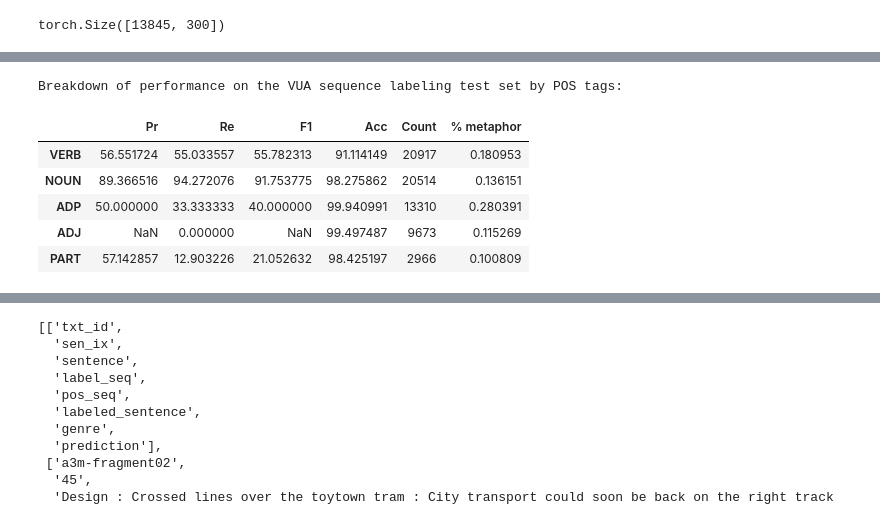
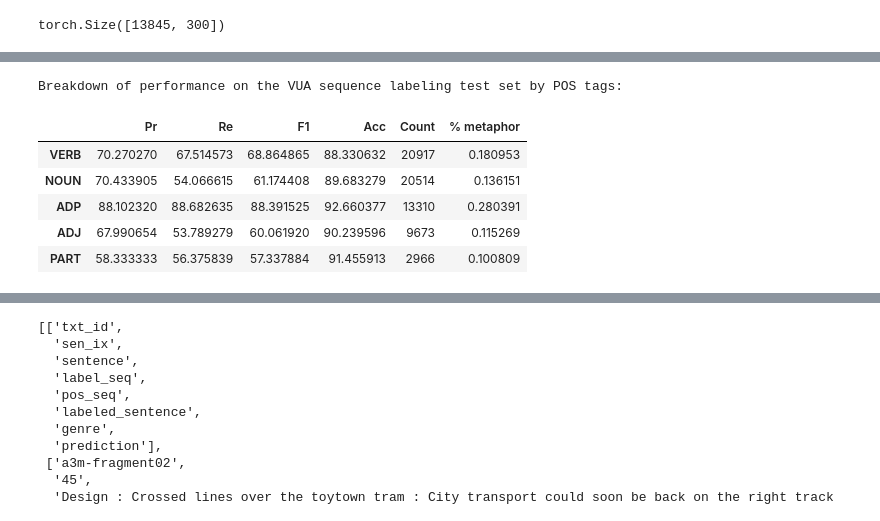
Before and after one commit to cmsc-25700/metaphor-detection, a Jupyter notebook: notebooks/sequence/replicate_vua_seq_model_for_classification.ipynb, the cells around one changed output, grey strips where cells are left out. Saved outputs shown, nothing was run; the diff lists cells and outputs as text; code cells hidden in the pictures.

Commit message:
cleaned up performance by POS results

```diff
--- a/notebooks/sequence/replicate_vua_seq_model_for_classification.ipynb
+++ b/notebooks/sequence/replicate_vua_seq_model_for_classification.ipynb
@@ -485,19 +501,20 @@ pos_cnts_list = [pos_cnts[POS] for POS in POS_selects]
 pos_meta_rate_list = [pos_m_rate[POS] for POS in POS_selects]
 # %%
 print("Breakdown of performance on the VUA sequence labeling test set by POS tags: ")
-pos_table = pd.DataFrame(pos_performance_matrix[[8,4,12,13,14],:],
+pos_table = pd.DataFrame(pos_performance_matrix[[pos2idx['VERB'],pos2idx['NOUN'],
+                                                 pos2idx['ADP'],pos2idx['ADJ'],pos2idx['PART']],:],
                          columns = ["Pr", "Re","F1","Acc"],
                          index=["VERB","NOUN","ADP","ADJ","PART"])
 pos_table['Count'] = pos_cnts_list
 pos_table['% metaphor'] = pos_meta_rate_list
 pos_table
 # %% [output]
 Breakdown of performance on the VUA sequence labeling test set by POS tags:
 |  | Pr | Re | F1 | Acc | Count | % metaphor |
-| VERB | 56.551724 | 55.033557 | 55.782313 | 91.114149 | 20917 | 0.180953 |
-| NOUN | 89.366516 | 94.272076 | 91.753775 | 98.275862 | 20514 | 0.136151 |
-| ADP | 50.000000 | 33.333333 | 40.000000 | 99.940991 | 13310 | 0.280391 |
-| ADJ | NaN | 0.000000 | NaN | 99.497487 | 9673 | 0.115269 |
-| PART | 57.142857 | 12.903226 | 21.052632 | 98.425197 | 2966 | 0.100809 |
+| VERB | 70.270270 | 67.514573 | 68.864865 | 88.330632 | 20917 | 0.180953 |
+| NOUN | 70.433905 | 54.066615 | 61.174408 | 89.683279 | 20514 | 0.136151 |
+| ADP | 88.102320 | 88.682635 | 88.391525 | 92.660377 | 13310 | 0.280391 |
+| ADJ | 67.990654 | 53.789279 | 60.061920 | 90.239596 | 9673 | 0.115269 |
+| PART | 58.333333 | 56.375839 | 57.337884 | 91.455913 | 2966 | 0.100809 |
 # %%
 seq_test_pred = write_predictions(raw_test_vua, test_dataloader_vua, RNNseq_model, using_GPU, data_dir + 'VUAsequence/VUA_seq_formatted_test.csv')
```
Also changed, not shown: parts of 8 cells of this notebook.
